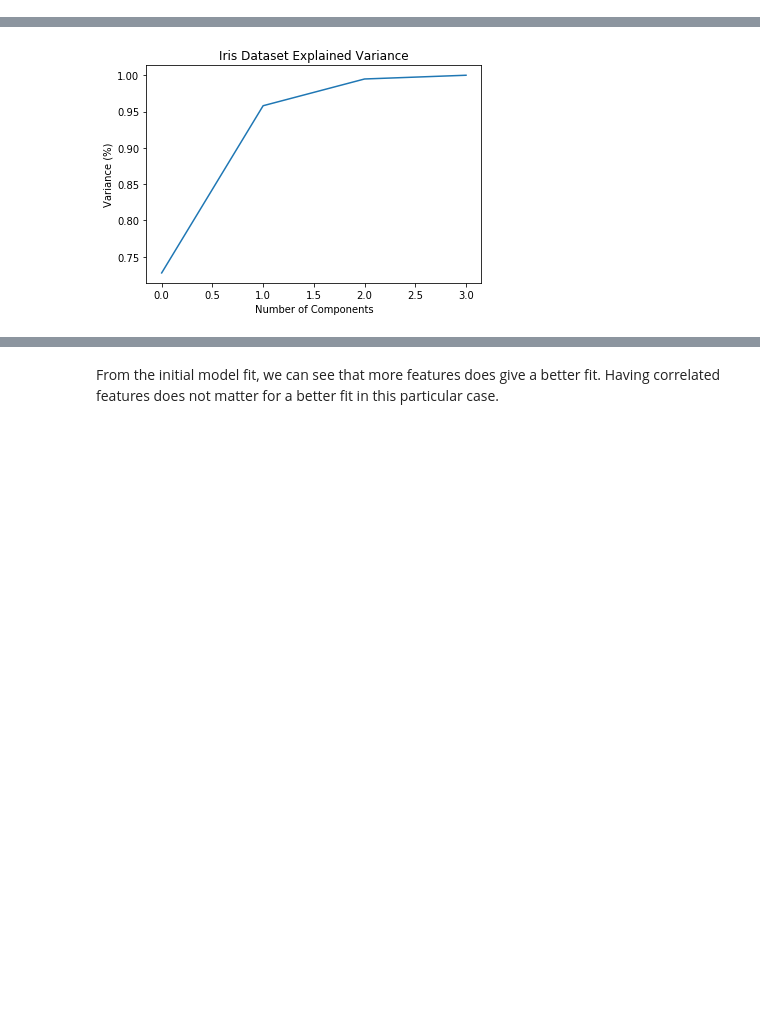
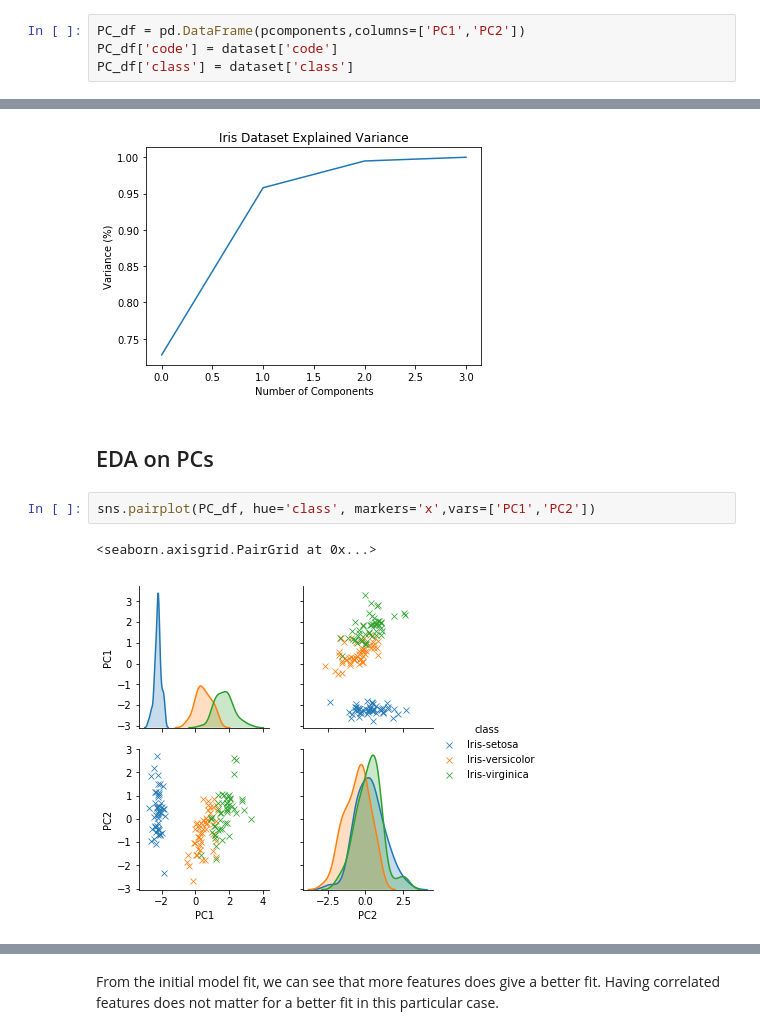
Before and after one commit to abdoniniguez/ML-Course, a Jupyter notebook: Homeworks/Iris Classification.ipynb, the cells around one changed output, grey strips where cells are left out. Saved outputs shown, nothing was run; the diff lists cells and outputs as text; blank space fills up the shorter version.

```diff
--- a/Homeworks/Which Iris?.ipynb
+++ b/Homeworks/Iris Classification.ipynb
@@ -115,5 +133,9 @@ array([0.72770452, 0.23030523])
 # %%
 dataset['class'] = pd.Categorical(dataset['class'])
 dataset['code'] = dataset['class'].cat.codes
+# %%
+PC_df = pd.DataFrame(pcomponents,columns=['PC1','PC2'])
+PC_df['code'] = dataset['code']
+PC_df['class'] = dataset['class']
 # %%
 plt.figure(figsize=(8,6))
@@ -138,3 +158,10 @@ plt.title('Iris Dataset Explained Variance')
 plt.show()
 # %% [output]
 [figure]
+# %% [markdown]
+## EDA on PCs
+# %%
+sns.pairplot(PC_df, hue='class', markers='x',vars=['PC1','PC2'])
+# %% [output]
+<seaborn.axisgrid.PairGrid at 0x...>
+[figure, added]
```
Also changed, not shown: parts of 41 cells of this notebook.
